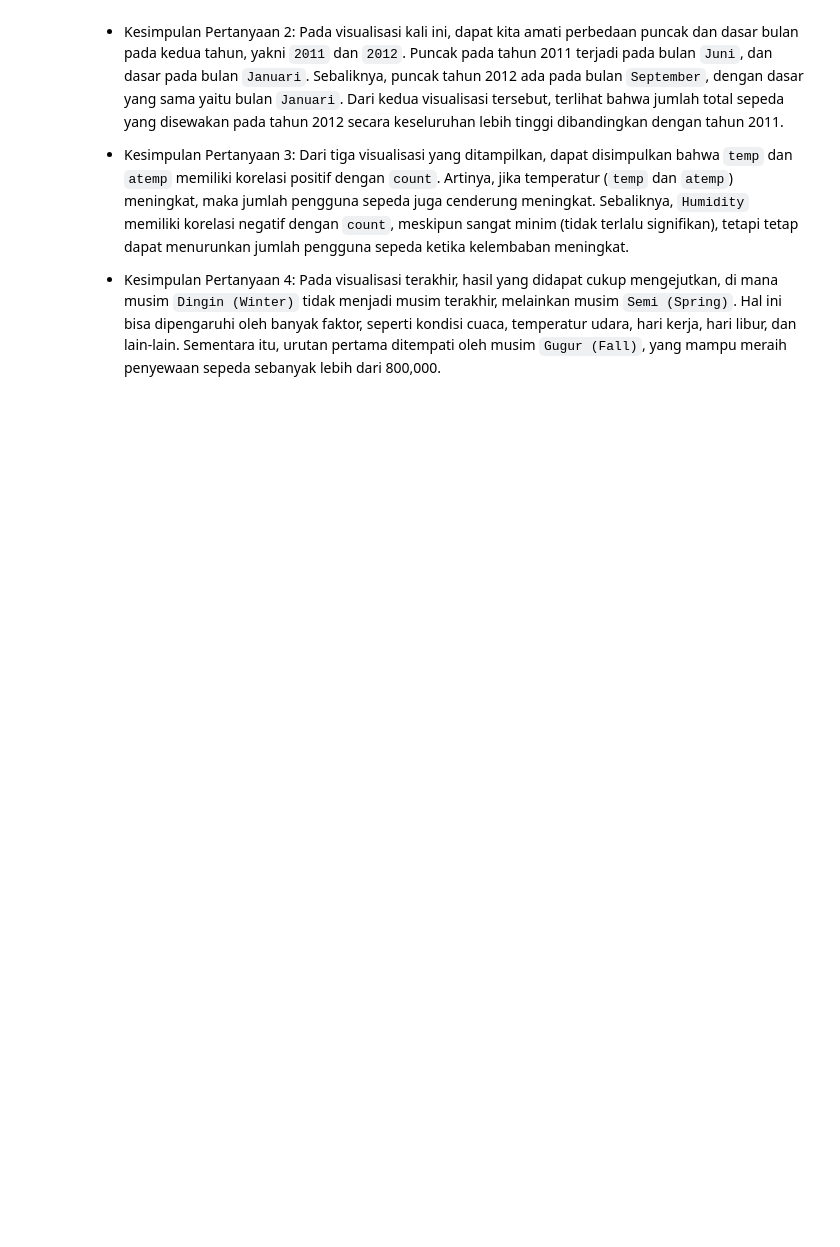
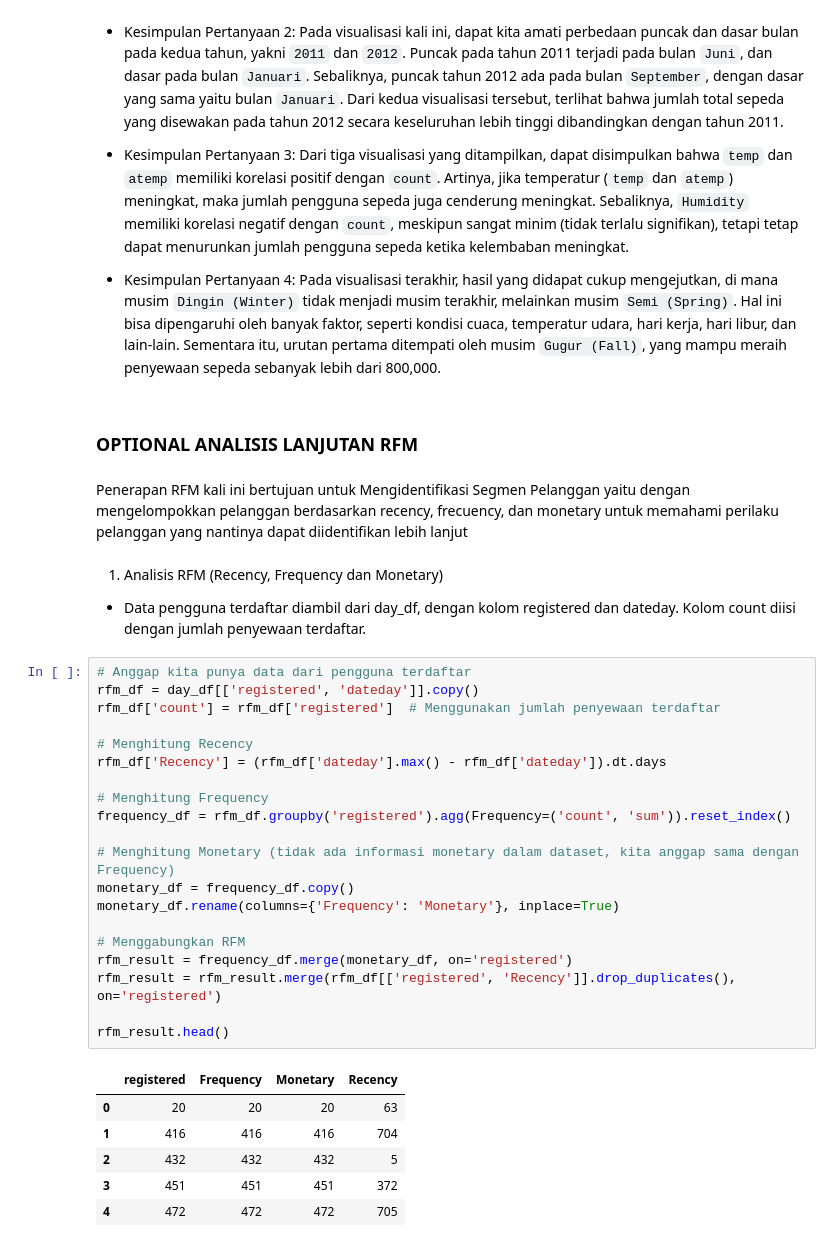
Before and after one commit to MasDewaa/Analisis-Data-Bike-Sharing, a Jupyter notebook: notebook.ipynb, the cells around one changed output. Cells and saved outputs as stored; diff of their text form; blank space fills up the shorter version.

```diff
--- a/notebook.ipynb
+++ b/notebook.ipynb
@@ -679,3 +679,37 @@ plt.show()
 - Kesimpulan Pertanyaan 3: Dari tiga visualisasi yang ditampilkan, dapat disimpulkan bahwa `temp` dan `atemp` memiliki korelasi positif dengan `count`. Artinya, jika temperatur (`temp` dan `atemp`) meningkat, maka jumlah pengguna sepeda juga cenderung meningkat. Sebaliknya, `Humidity` memiliki korelasi negatif dengan `count`, meskipun sangat minim (tidak terlalu signifikan), tetapi tetap dapat menurunkan jumlah pengguna sepeda ketika kelembaban meningkat.
 
 - Kesimpulan Pertanyaan 4: Pada visualisasi terakhir, hasil yang didapat cukup mengejutkan, di mana musim `Dingin (Winter)` tidak menjadi musim terakhir, melainkan musim `Semi (Spring)`. Hal ini bisa dipengaruhi oleh banyak faktor, seperti kondisi cuaca, temperatur udara, hari kerja, hari libur, dan lain-lain. Sementara itu, urutan pertama ditempati oleh musim `Gugur (Fall)`, yang mampu meraih penyewaan sepeda sebanyak lebih dari 800,000.
+# %% [markdown]
+### OPTIONAL ANALISIS LANJUTAN RFM
+# %% [markdown]
+Penerapan RFM kali ini bertujuan untuk Mengidentifikasi Segmen Pelanggan yaitu dengan mengelompokkan pelanggan berdasarkan recency, frecuency, dan monetary  untuk memahami perilaku pelanggan yang nantinya dapat diidentifikan lebih lanjut
+# %% [markdown]
+1. Analisis RFM (Recency, Frequency dan Monetary)
+- Data pengguna terdaftar diambil dari day_df, dengan kolom registered dan dateday. Kolom count diisi dengan jumlah penyewaan terdaftar.
+# %%
+# Anggap kita punya data dari pengguna terdaftar
+rfm_df = day_df[['registered', 'dateday']].copy()
+rfm_df['count'] = rfm_df['registered']  # Menggunakan jumlah penyewaan terdaftar
+
+# Menghitung Recency
+rfm_df['Recency'] = (rfm_df['dateday'].max() - rfm_df['dateday']).dt.days
+
+# Menghitung Frequency
+frequency_df = rfm_df.groupby('registered').agg(Frequency=('count', 'sum')).reset_index()
+
+# Menghitung Monetary (tidak ada informasi monetary dalam dataset, kita anggap sama dengan Frequency)
+monetary_df = frequency_df.copy()
+monetary_df.rename(columns={'Frequency': 'Monetary'}, inplace=True)
+
+# Menggabungkan RFM
+rfm_result = frequency_df.merge(monetary_df, on='registered')
+rfm_result = rfm_result.merge(rfm_df[['registered', 'Recency']].drop_duplicates(), on='registered')
+
+rfm_result.head()
+# %% [output]
+|  | registered | Frequency | Monetary | Recency |
+| 0 | 20 | 20 | 20 | 63 |
+| 1 | 416 | 416 | 416 | 704 |
+| 2 | 432 | 432 | 432 | 5 |
+| 3 | 451 | 451 | 451 | 372 |
+| 4 | 472 | 472 | 472 | 705 |
```
Also changed, not shown: parts of 7 cells of this notebook, 1 other file.
